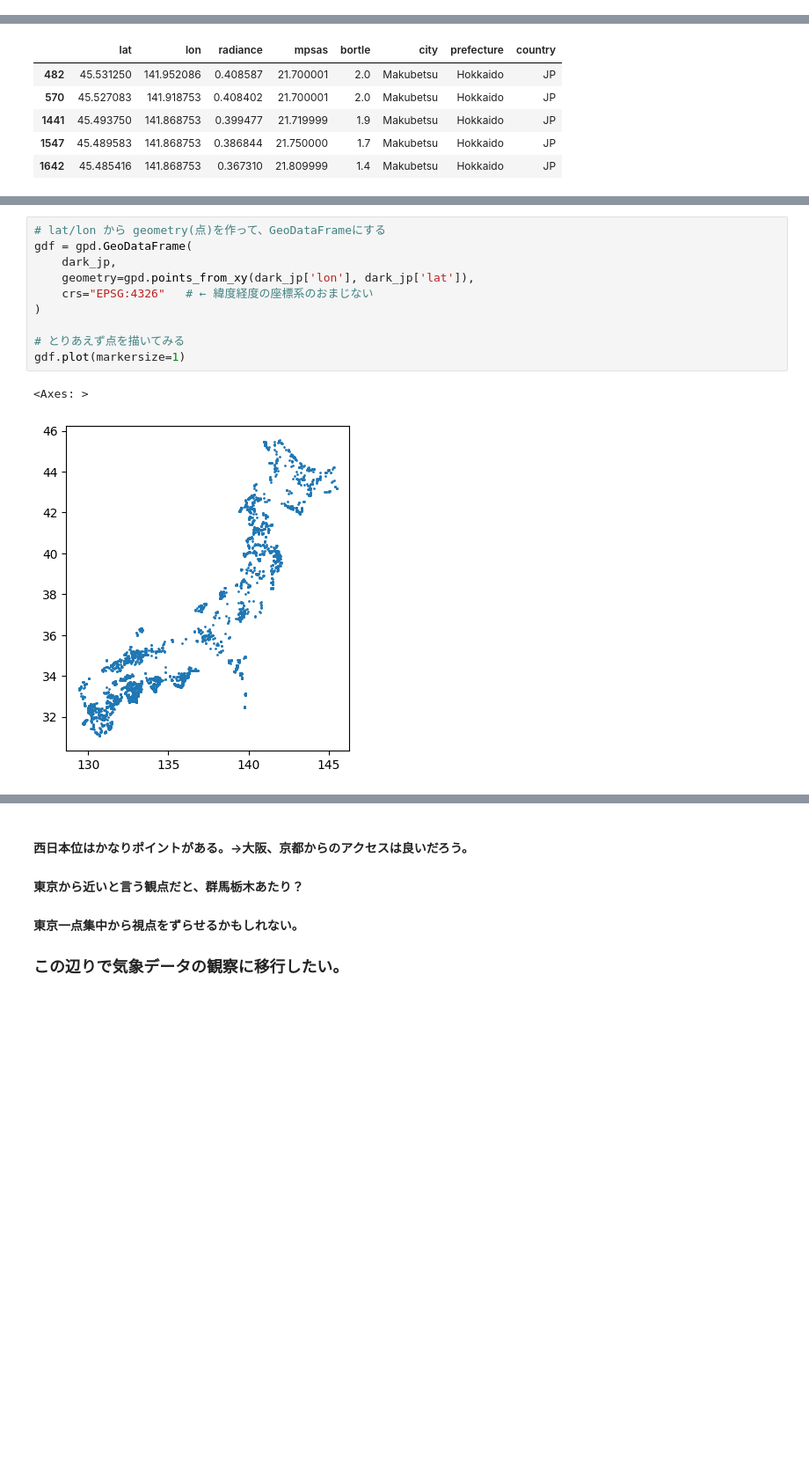
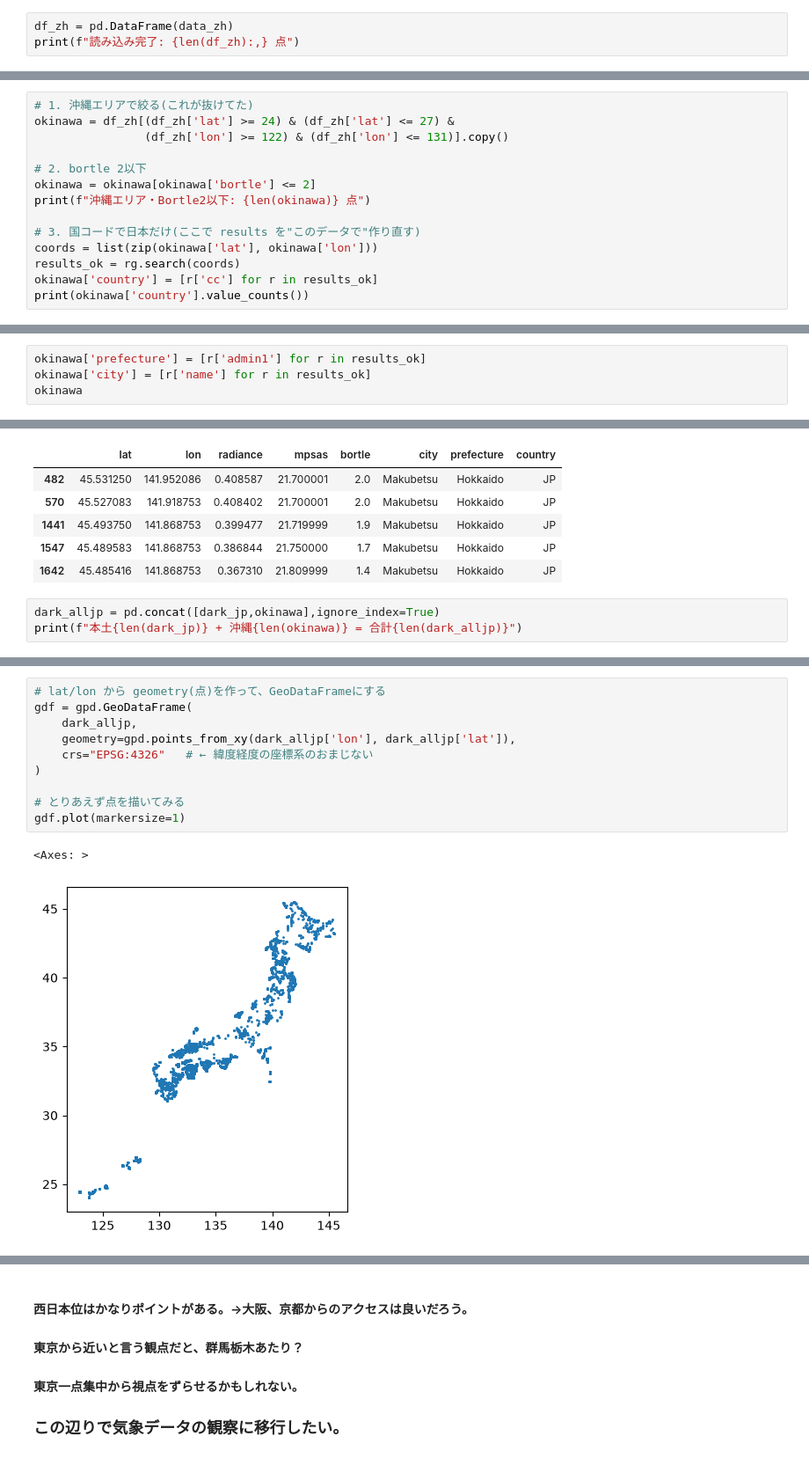
Before and after one commit to kanonyonezu/Mapping-Unseen, a Jupyter notebook: explore.ipynb, the cells around one changed output, grey strips where cells are left out. Shown at 88% size. Cells and saved outputs as stored; diff of their text form; blank space fills up the shorter version.

Commit message:
Created requriremnt.txt to use uv. Added okinawa data from China dataset

```diff
--- a/explore.ipynb
+++ b/explore.ipynb
@@ -27,0 +63,3 @@ print(f"読み込み完了: {len(df):,} 点")
+# %%
+df_zh = pd.DataFrame(data_zh)
+print(f"読み込み完了: {len(df_zh):,} 点")
@@ -98,0 +265,14 @@ array(['Heilongjiang Sheng', 'Primorskiy', 'Hokkaido', 'Jilin Sheng',
+# %%
+# 1. 沖縄エリアで絞る(これが抜けてた)
+okinawa = df_zh[(df_zh['lat'] >= 24) & (df_zh['lat'] <= 27) &
+                (df_zh['lon'] >= 122) & (df_zh['lon'] <= 131)].copy()
+
+# 2. bortle 2以下
+okinawa = okinawa[okinawa['bortle'] <= 2]
+print(f"沖縄エリア・Bortle2以下: {len(okinawa)} 点")
+
+# 3. 国コードで日本だけ(ここで results を"このデータで"作り直す)
+coords = list(zip(okinawa['lat'], okinawa['lon']))
+results_ok = rg.search(coords)
+okinawa['country'] = [r['cc'] for r in results_ok]
+print(okinawa['country'].value_counts())
@@ -98,0 +302,4 @@ array(['Heilongjiang Sheng', 'Primorskiy', 'Hokkaido', 'Jilin Sheng',
+# %%
+okinawa['prefecture'] = [r['admin1'] for r in results_ok]
+okinawa['city'] = [r['name'] for r in results_ok]
+okinawa
@@ -161,3 +386,6 @@ dark_jp.head()
 | 1441 | 45.493750 | 141.868753 | 0.399477 | 21.719999 | 1.9 | Makubetsu | Hokkaido | JP |
 | 1547 | 45.489583 | 141.868753 | 0.386844 | 21.750000 | 1.7 | Makubetsu | Hokkaido | JP |
 | 1642 | 45.485416 | 141.868753 | 0.367310 | 21.809999 | 1.4 | Makubetsu | Hokkaido | JP |
+# %%
+dark_alljp = pd.concat([dark_jp,okinawa],ignore_index=True)
+print(f"本土{len(dark_jp)} + 沖縄{len(okinawa)} = 合計{len(dark_alljp)}")
@@ -164,16 +394,16 @@ dark_jp.head()
 # %%
 # lat/lon から geometry(点)を作って、GeoDataFrameにする
 gdf = gpd.GeoDataFrame(
-    dark_jp,
-    geometry=gpd.points_from_xy(dark_jp['lon'], dark_jp['lat']),
+    dark_alljp,
+    geometry=gpd.points_from_xy(dark_alljp['lon'], dark_alljp['lat']),
     crs="EPSG:4326"   # ← 緯度経度の座標系のおまじない
 )
 
 # とりあえず点を描いてみる
 gdf.plot(markersize=1)
 # %% [output]
 <Axes: >
-[figure, old version]
+[figure, new version]
 # %%
 # 世界の地図データを取得(GeoPandas内蔵 or ネットから)
 world = gpd.read_file("https://naciscdn.org/naturalearth/10m/cultural/ne_10m_admin_0_countries.zip")
```
Also changed, not shown: parts of 35 cells of this notebook, 1 other file.
